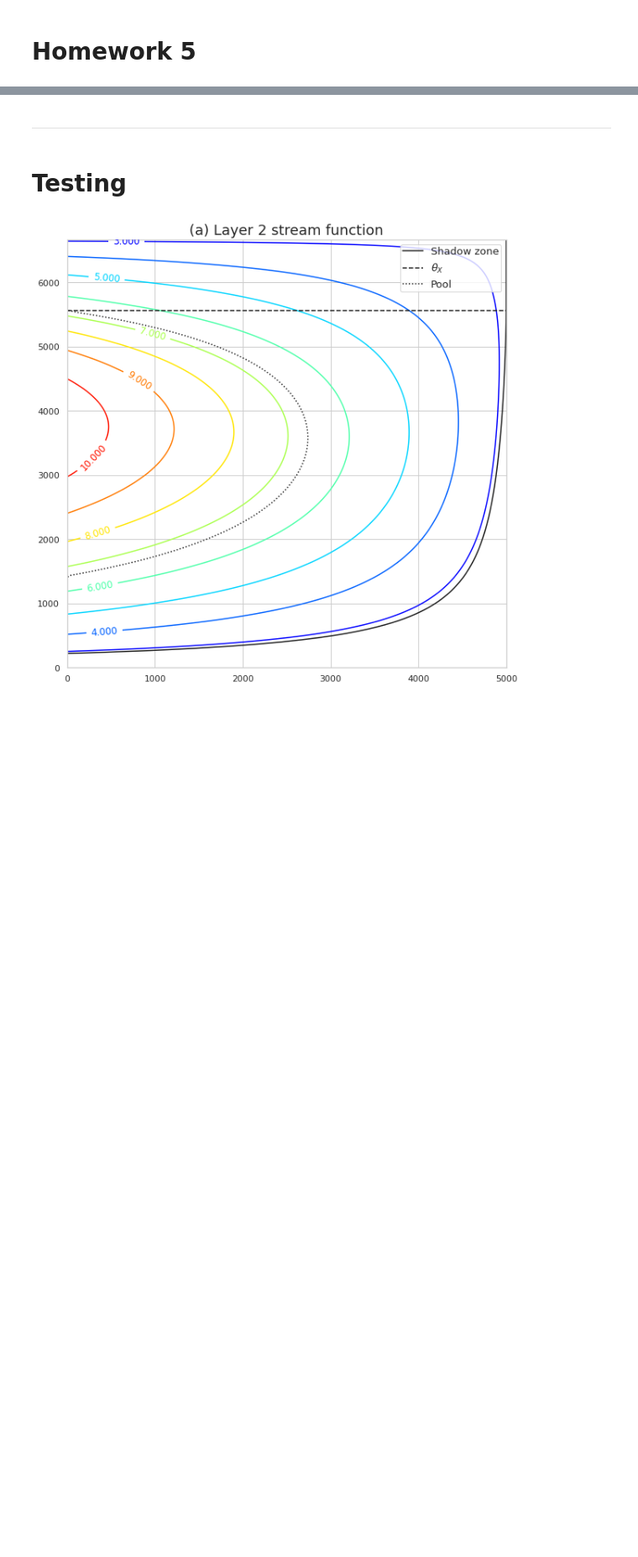
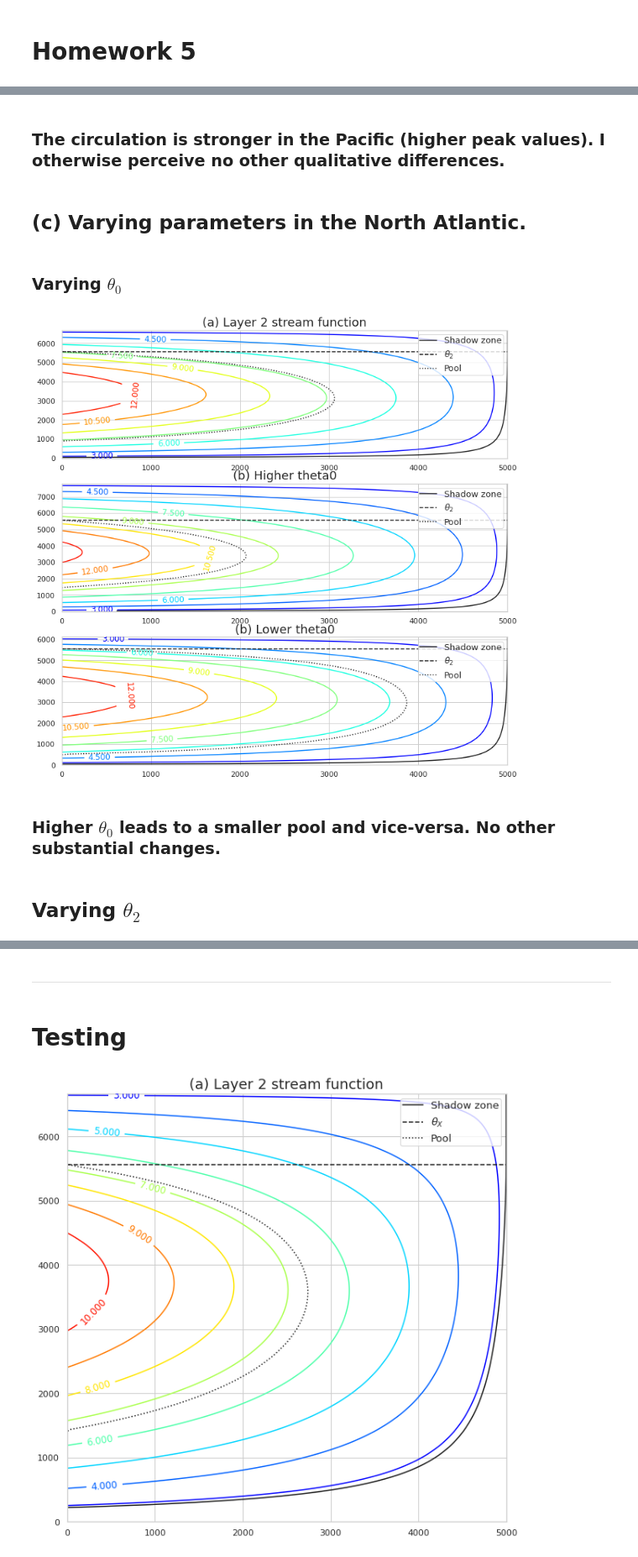
Before and after one commit to profxj/ocea200, a Jupyter notebook: OCEA-201/hw/5/Homework5.ipynb, the cells around one changed output, grey strips where cells are left out. Shown at 84% size. Cells and saved outputs as stored; diff of their text form; code cells hidden in the pictures; blank space fills up the shorter version.

```diff
--- a/OCEA-201/hw/5/Homework5.ipynb
+++ b/OCEA-201/hw/5/Homework5.ipynb
@@ -101,0 +143,38 @@ contour_plot(psi2, x=xarr, y=yarr, shadx=shadx, shady=shady,
+# %% [markdown]
+### The circulation is stronger in the Pacific (higher peak values).  I otherwise perceive no other qualitative differences.
+# %% [markdown]
+## (c) Varying parameters in the North Atlantic.
+# %% [markdown]
+### Varying $\theta_0$
+# %%
+NA_param_hightheta0 = NA_param.copy()
+NA_param_hightheta0['theta0'] = 70.
+#
+NA_param_lowtheta0 = NA_param.copy()
+NA_param_lowtheta0['theta0'] = 55.
+# %%
+fig, (ax1, ax2, ax3) = plt.subplots(3, 1, figsize=(12,12))
+#
+xarr, yarr, shadx, shady, outx, outy, poolx, pooly, psi1, psi2, ixt, iyt, h, hp1 = ventilated_thermocline.two_layers(
+    **NA_param)
+contour_plot(psi2, x=xarr, y=yarr, shadx=shadx, shady=shady,
+            outx=outx, outy=outy, poolx=poolx, pooly=pooly,
+            title='(a) Layer 2 stream function', ax=ax1)
+
+xarr, yarr, shadx, shady, outx, outy, poolx, pooly, psi1, psi2, ixt, iyt, h, hp1 = ventilated_thermocline.two_layers(
+    **NA_param_hightheta0)
+contour_plot(psi2, x=xarr, y=yarr, shadx=shadx, shady=shady,
+            outx=outx, outy=outy, poolx=poolx, pooly=pooly,
+            title='(b) Higher theta0', ax=ax2)
+
+xarr, yarr, shadx, shady, outx, outy, poolx, pooly, psi1, psi2, ixt, iyt, h, hp1 = ventilated_thermocline.two_layers(
+    **NA_param_lowtheta0)
+contour_plot(psi2, x=xarr, y=yarr, shadx=shadx, shady=shady,
+            outx=outx, outy=outy, poolx=poolx, pooly=pooly,
+            title='(b) Lower theta0', ax=ax3)
+# %% [output]
+[figure, added]
+# %% [markdown]
+### Higher $\theta_0$ leads to a smaller pool and vice-versa.  No other substantial changes.
+# %% [markdown]
+## Varying $\theta_2$
```
Also changed, not shown: parts of 20 cells of this notebook.
